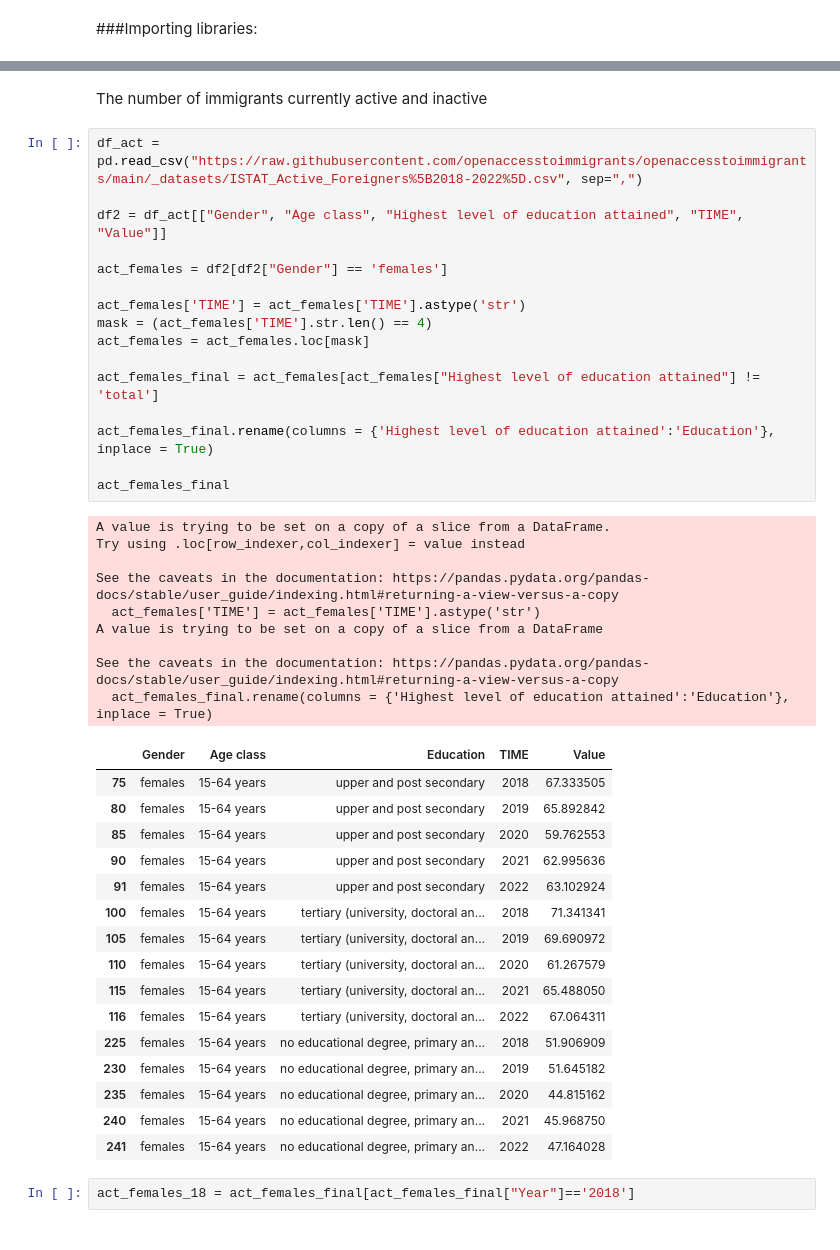
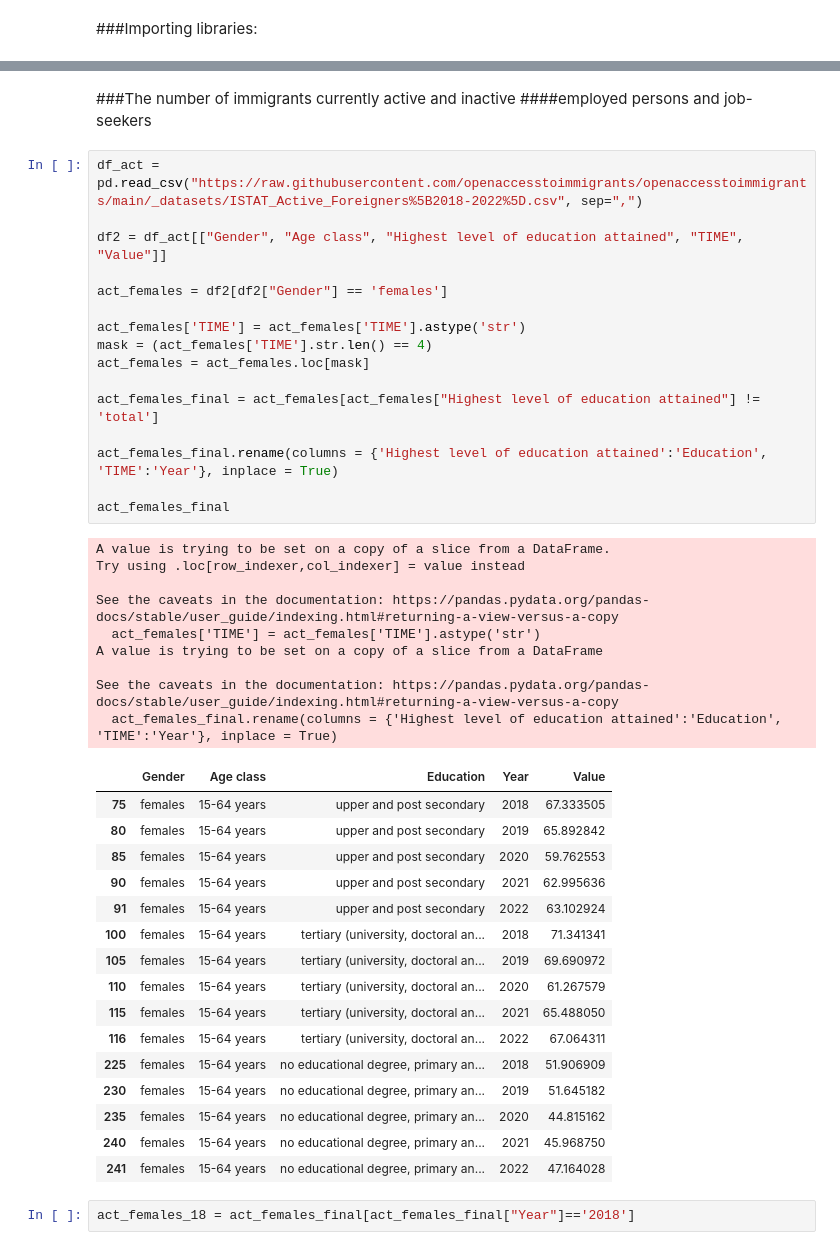
Before and after one commit to openaccesstoimmigrants/EmpowerItaly, a Jupyter notebook: Data_Management.ipynb, the cells around one changed output, grey strips where cells are left out. Saved outputs shown, nothing was run; the diff lists cells and outputs as text.

```diff
--- a/Data_Management.ipynb
+++ b/Data_Management.ipynb
@@ -52,32 +51,33 @@ Requirement already satisfied: six>=1.5 in c:\users\user\appdata\roaming\python\
 # %% [markdown]
-The number of immigrants currently active and inactive
+###The number of immigrants currently active and inactive
+####employed persons and job-seekers
 # %%
 df_act = pd.read_csv("https://raw.githubusercontent.com/openaccesstoimmigrants/openaccesstoimmigrants/main/_datasets/ISTAT_Active_Foreigners%5B2018-2022%5D.csv", sep=",")
 
 df2 = df_act[["Gender", "Age class", "Highest level of education attained", "TIME", "Value"]]
 
 act_females = df2[df2["Gender"] == 'females']
 
 act_females['TIME'] = act_females['TIME'].astype('str')
 mask = (act_females['TIME'].str.len() == 4)
 act_females = act_females.loc[mask]
 
 act_females_final = act_females[act_females["Highest level of education attained"] != 'total']
 
-act_females_final.rename(columns = {'Highest level of education attained':'Education'}, inplace = True)
+act_females_final.rename(columns = {'Highest level of education attained':'Education', 'TIME':'Year'}, inplace = True)
 
 act_females_final
 # %% [output]
 A value is trying to be set on a copy of a slice from a DataFrame.
 Try using .loc[row_indexer,col_indexer] = value instead
 
 See the caveats in the documentation: https://pandas.pydata.org/pandas-docs/stable/user_guide/indexing.html#returning-a-view-versus-a-copy
   act_females['TIME'] = act_females['TIME'].astype('str')
 A value is trying to be set on a copy of a slice from a DataFrame
 
 See the caveats in the documentation: https://pandas.pydata.org/pandas-docs/stable/user_guide/indexing.html#returning-a-view-versus-a-copy
-  act_females_final.rename(columns = {'Highest level of education attained':'Education'}, inplace = True)
+  act_females_final.rename(columns = {'Highest level of education attained':'Education', 'TIME':'Year'}, inplace = True)
-|  | Gender | Age class | Education | TIME | Value |
+|  | Gender | Age class | Education | Year | Value |
 | 75 | females | 15-64 years | upper and post secondary | 2018 | 67.333505 |
 | 80 | females | 15-64 years | upper and post secondary | 2019 | 65.892842 |
 | 85 | females | 15-64 years | upper and post secondary | 2020 | 59.762553 |
```
Also changed, not shown: parts of 6 cells of this notebook, 4 other files.
